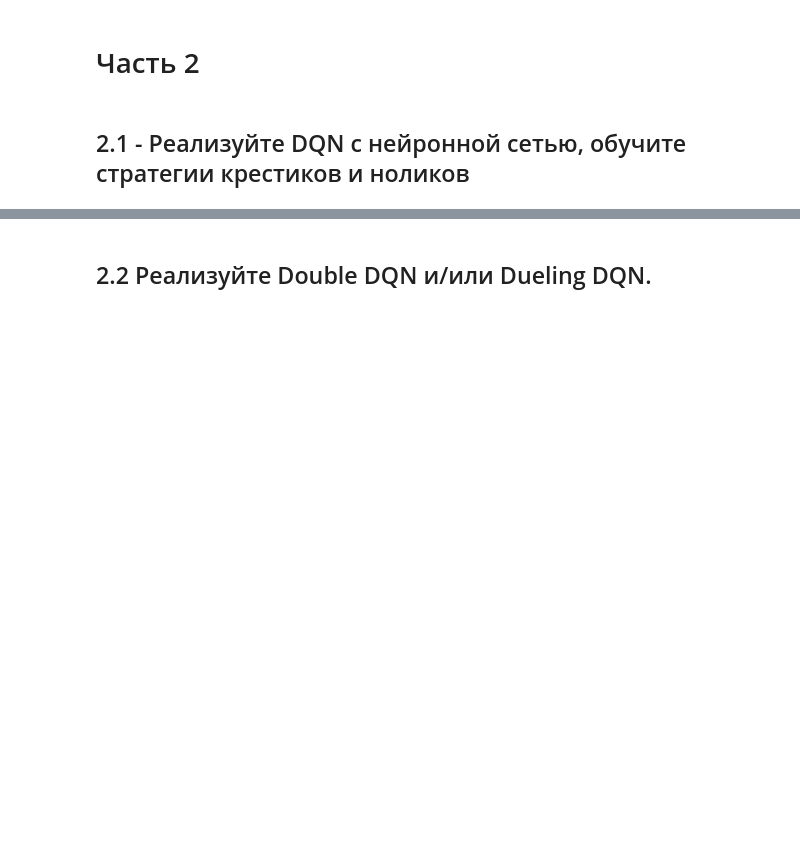
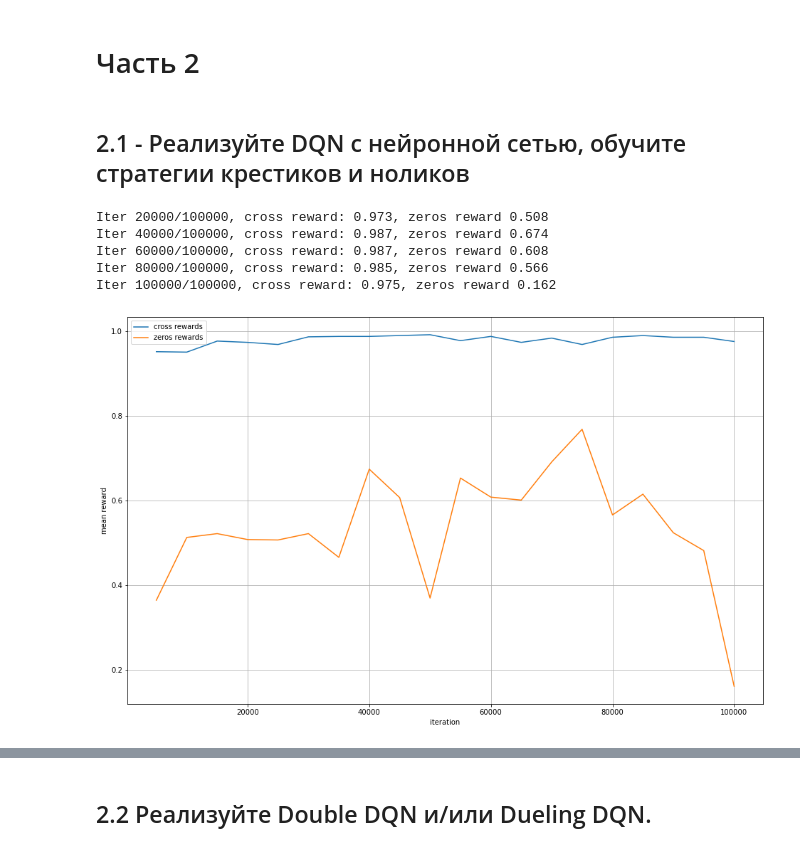
Before and after one commit to IMDxD/made_rl, a Jupyter notebook: hw2/hw2.ipynb, the cells around one changed output, grey strips where cells are left out. Cells and saved outputs as stored; diff of their text form; code cells hidden in the pictures; blank space fills up the shorter version.

```diff
--- a/hw2/hw2.ipynb
+++ b/hw2/hw2.ipynb
@@ -494,21 +518,28 @@ class AgentDQN:
 # %%
 N_ROWS, N_COLS, N_WINS = 3, 3, 3
 
 env = TicTacToe(N_ROWS, N_COLS, N_WINS)
-agent_cross = AgentDQN(N_ROWS * N_COLS, device="cuda")
-agent_zeros = AgentDQN(N_ROWS * N_COLS, device="cuda")
+agent_cross = AgentDQN(N_ROWS * N_COLS, device="cuda:1")
+agent_zeros = AgentDQN(N_ROWS * N_COLS, device="cuda:1")
 trainer = Trainer(env, agent_cross, agent_zeros)
 iterations, rewards_cross, rewards_zeros = trainer.train(100_000)
 
 fig, ax = plt.subplots()
 fig.set_figheight(10)
 fig.set_figwidth(16)
 ax.plot(iterations, rewards_cross, label="cross rewards")
 ax.plot(iterations, rewards_zeros, label="zeros rewards")
 ax.set_xlabel("iteration")
 ax.set_ylabel("mean reward")
 ax.legend()
 ax.grid(True)
+# %% [output]
+Iter 20000/100000, cross reward: 0.973, zeros reward 0.508
+Iter 40000/100000, cross reward: 0.987, zeros reward 0.674
+Iter 60000/100000, cross reward: 0.987, zeros reward 0.608
+Iter 80000/100000, cross reward: 0.985, zeros reward 0.566
+Iter 100000/100000, cross reward: 0.975, zeros reward 0.162
+[figure, added]
 # %%
 N_ROWS, N_COLS, N_WINS = 4, 4, 4
 
```
Also changed, not shown: parts of 13 cells of this notebook.
